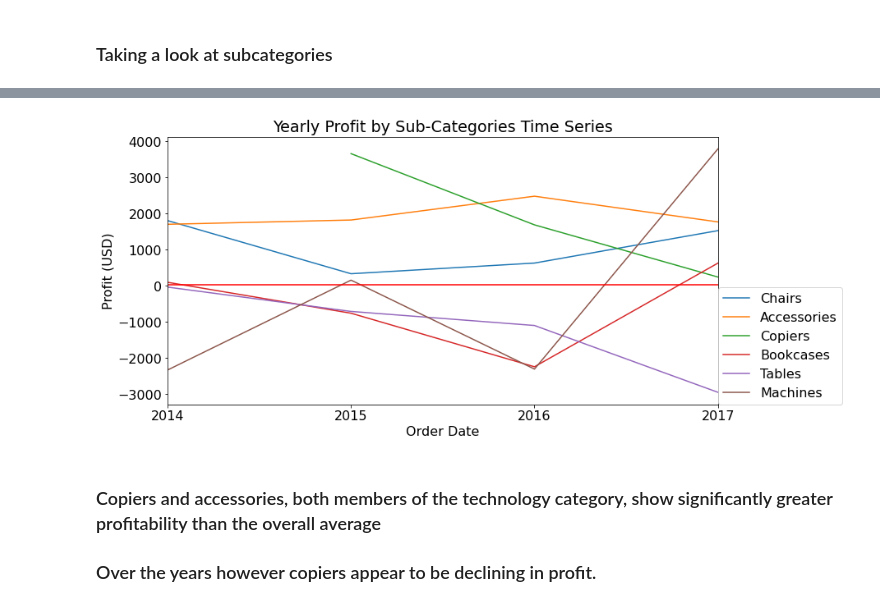
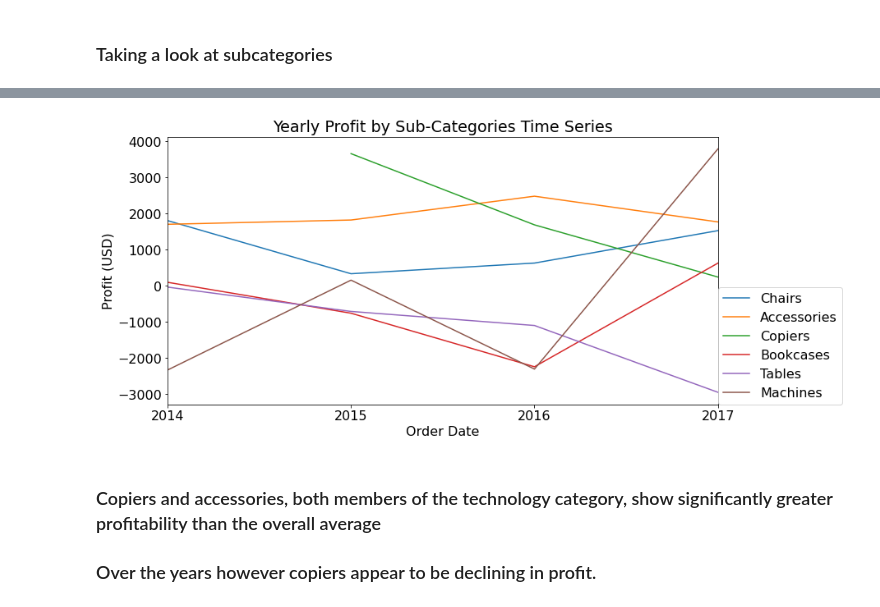
Before and after one commit to superstore-stephen-jesse/superstor-time-series-project, a Jupyter notebook: final_report.ipynb, the cells around one changed output, grey strips where cells are left out. Cells and saved outputs as stored; diff of their text form; code cells hidden in the pictures.

```diff
--- a/final_report.ipynb
+++ b/final_report.ipynb
@@ -93,29 +97,29 @@ Text(1, 200, 'Copiers and Accessories are the big winners')
 # %%
 # Profit of categories over time
 # Sub df with profitable sub-categories
 profitable_sub_cat = df[(df.sub_category == 'Chairs') |(df.sub_category == 'Copiers') |(df.sub_category == 'Accessories')]
 least_profitable_sub_cat = df[(df.sub_category == 'Machines') |(df.sub_category == 'Bookcases') |(df.sub_category == 'Tables')]
 
 # Sub-category profit every 6 months
 
 for cat in profitable_sub_cat.sub_category.unique():
     sample = profitable_sub_cat[profitable_sub_cat.sub_category == cat]
-    sample.resample('y').profit.sum().plot(label = cat)
+    sample.resample('Y').profit.sum().plot(label = cat)
     plt.ylabel('Profit (USD)')
     plt.xlabel('Order Date')
     plt.legend(loc = (1.0, 0.0))
 
 for cat in least_profitable_sub_cat.sub_category.unique():
     sample = least_profitable_sub_cat[least_profitable_sub_cat.sub_category == cat]
-    sample.resample('y').profit.sum().plot(label = cat)
+    sample.resample('Y').profit.sum().plot(label = cat)
     plt.title('Yearly Profit by Sub-Categories Time Series')
     plt.ylabel('Profit (USD)')
     plt.xlabel('Order Date')
     plt.legend(loc = (1.0, 0.0))
-plt.axhline(mean_profit, color='r')
+# plt.axhline(mean_profit, color='r')
 None
 # %% [output]
-[figure, old version]
+[figure, new version]
 # %% [markdown]
 ### Copiers and accessories, both members of the technology category, show significantly greater profitability than the overall average
 
```
Also changed, not shown: parts of 4 cells of this notebook.
